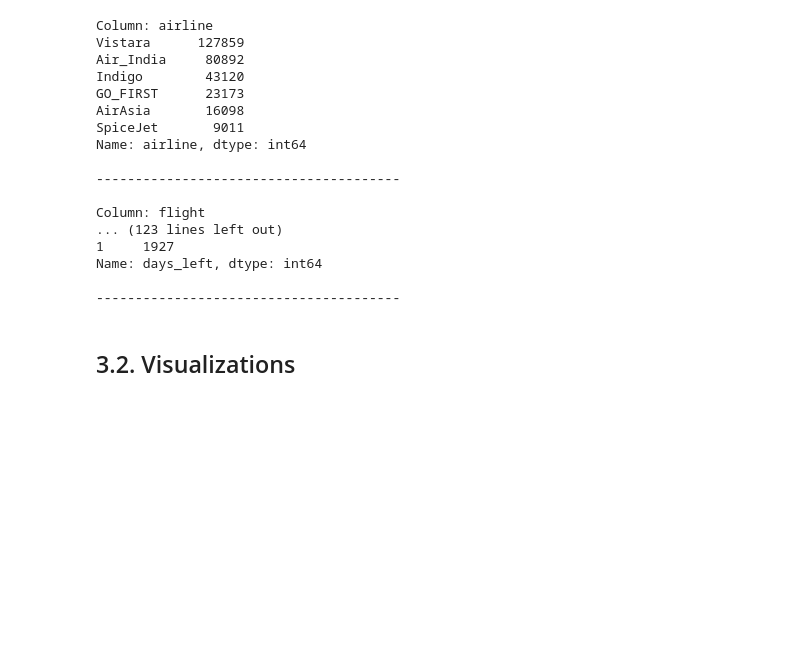
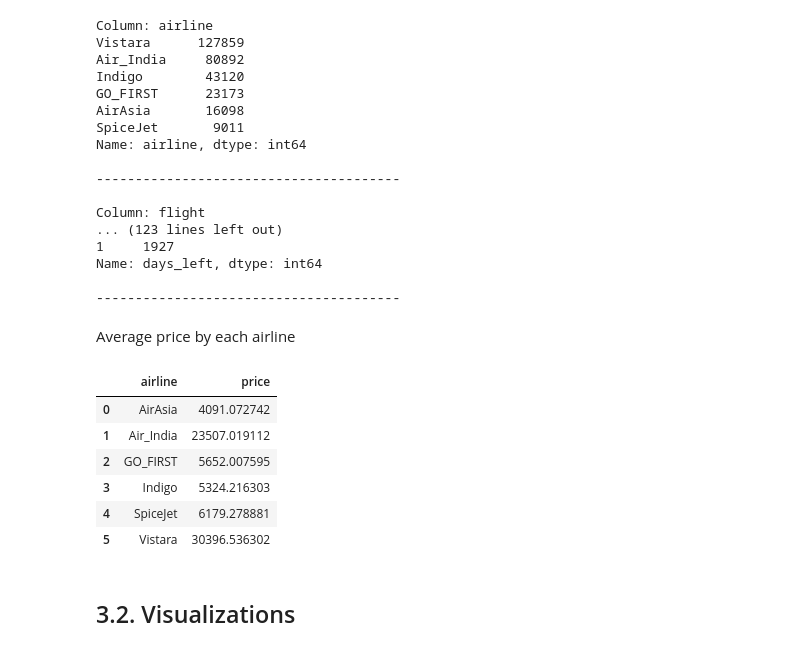
Before and after one commit to hungphanquocviet/flight-price-prediction, a Jupyter notebook: flight_price_notebook.ipynb, the cells around one changed output. Cells and saved outputs as stored; diff of their text form; code cells hidden in the pictures; blank space fills up the shorter version.

```diff
--- a/flight_price_notebook.ipynb
+++ b/flight_price_notebook.ipynb
@@ -160,6 +160,18 @@ Column: flight
 Name: days_left, dtype: int64
 
 ---------------------------------------
+# %% [markdown]
+Average price by each airline
+# %%
+df.groupby(['airline'], as_index = False)['price'].mean()
+# %% [output]
+|  | airline | price |
+| 0 | AirAsia | 4091.072742 |
+| 1 | Air_India | 23507.019112 |
+| 2 | GO_FIRST | 5652.007595 |
+| 3 | Indigo | 5324.216303 |
+| 4 | SpiceJet | 6179.278881 |
+| 5 | Vistara | 30396.536302 |
 # %% [markdown]
 ## 3.2. Visualizations
 # %% [markdown]
```
Also changed, not shown: parts of 12 cells of this notebook.
